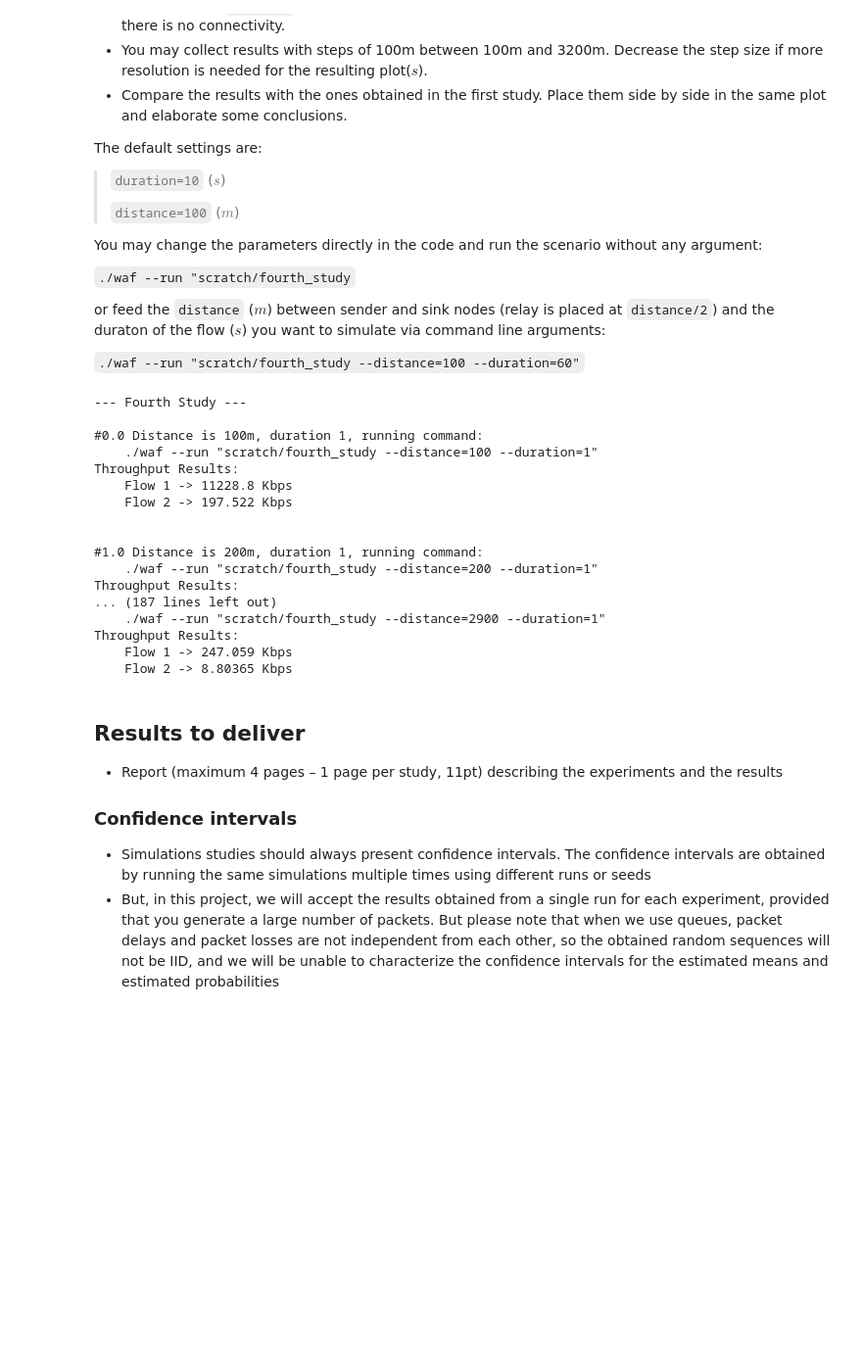
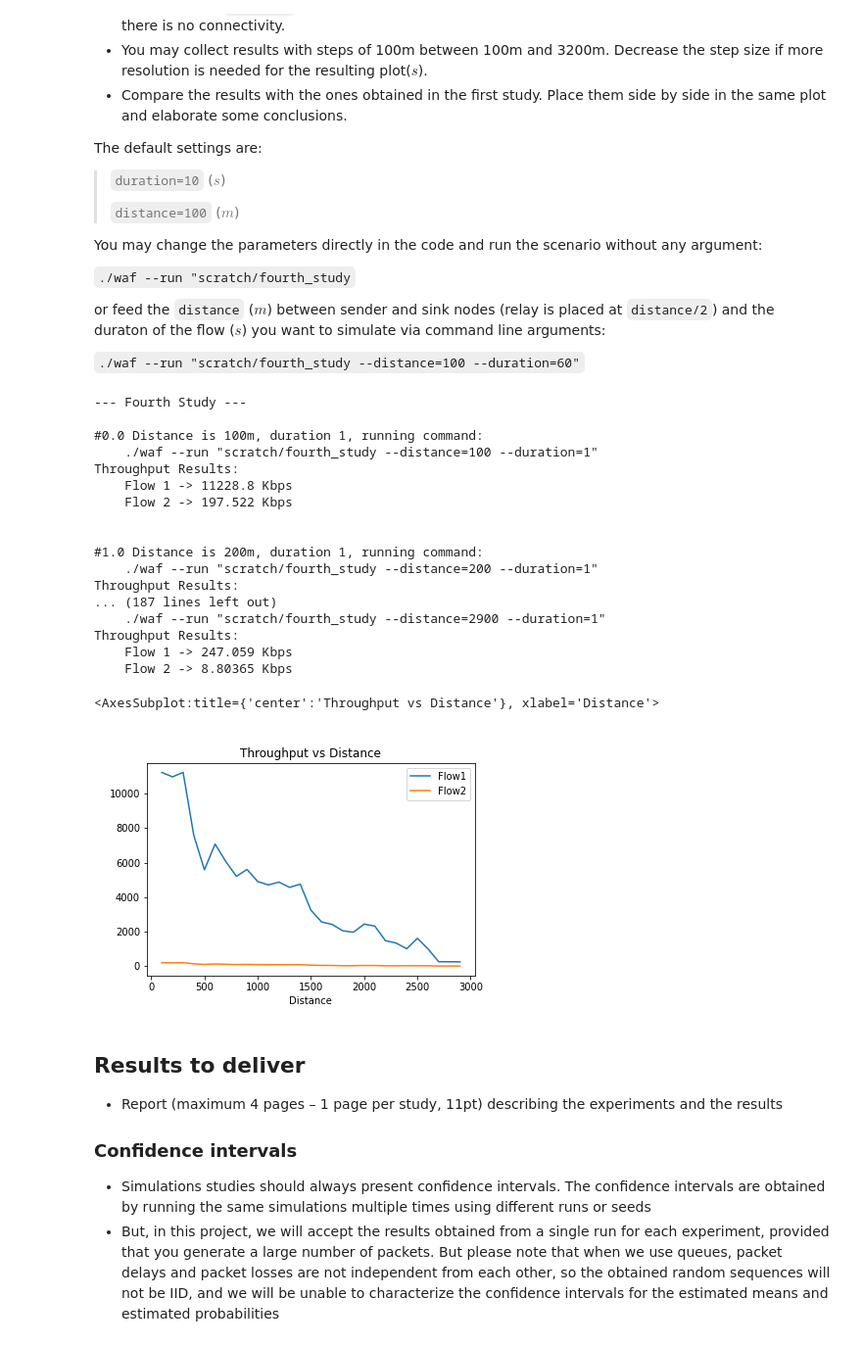
Before and after one commit to martinhofigueiredo/COMO, a Jupyter notebook: Lab4/Lab4.ipynb, the cells around one changed output. Shown: that part at 98% size. Cells and saved outputs as stored; diff of their text form; code cells hidden in the pictures; blank space fills up the shorter version.

```diff
--- a/Lab4/Lab4.ipynb
+++ b/Lab4/Lab4.ipynb
@@ -290,15 +289,15 @@ udpdr = start
 regex = r"       Throughput: (\d+\.\d+) Kbps"
 rx = re.compile(regex)
 #df = pd.DataFrame(columns=['Flow1','Flow2','Distance'],dtype= np.float64)
-for udpr in range(start,stop+step,step):
+for udpdr in range(start,stop+step,step):
     i = int (udpdr- start)/step
-    print(f' # {i} -_Duration is {duration}m, UDP Data Rates {udpdr}Mbps, running command:\n    ./waf --run "scratch/third_study --duration={duration} --udp_data_rate={udpdr}Mbps"')
+    print(f' # {int(i)} -_Duration is {duration}m, UDP Data Rates {udpdr}Mbps, running command:\n    ./waf --run "scratch/third_study --duration={duration} --udp_data_rate={udpdr}Mbps"')
     process = subprocess.run([f'./waf --run "scratch/third_study --duration={duration} --udp_data_rate={udpdr}Mbps"'], shell=True, check=True, stdout=subprocess.PIPE, universal_newlines=True)
     output = rx.findall(process.stdout)
     print(process.stdout)
     print(output)
     #df.loc[i] = output+[distance]
-    #print(f'Throughput Results:\n    Flow 1 -> {output[0]} Kbps\n    Flow 2 -> {output[1]} Kbps\n\n')
+    print(f'Throughput Results:\n    Flow 1 -> {output[0]} Kbps\n    Flow 2 -> {output[1]} Kbps\n\n')
 # %% [output]
 --- Third Study ---
 
@@ -357,6 +356,7 @@ import re
 import pandas as pd
 import numpy as np
 import plotly.express as px
+%matplotlib widget
 # Defining variables to use for the study
 default = True
 
@@ -377,38 +377,39 @@ else:
 distance = start
 
 cmd = f'./waf --run "scratch/fourth_study --distance={distance} --duration={duration}"'
 regex = r"       Throughput: (\d+\.\d+) Kbps"
 rx = re.compile(regex)
 df = pd.DataFrame(columns=['Flow1','Flow2','Distance'],dtype= np.float64)
 for distance in range(start,stop,step):
     i = int (distance - start)/step
-    print(f'#{i} Distance is {distance}m, duration {duration}, running command:\n    ./waf --run "scratch/fourth_study --distance={distance} --duration={duration}"' )
+    print(f'#{int (i)} Distance is {distance}m, duration {duration}, running command:\n    ./waf --run "scratch/fourth_study --distance={distance} --duration={duration}"' )
     process = subprocess.run([f'./waf --run "scratch/fourth_study --distance={distance} --duration={duration}"'], shell=True, check=True, stdout=subprocess.PIPE, universal_newlines=True)
     output = rx.findall(process.stdout)
     df.loc[i] = output+[distance]
-    print(f'Throughput Results:\n    Flow 1 -> {output[0]} Kbps\n    Flow 2 -> {output[1]} Kbps\n\n')
+    print(f'Throughput Results:   Flow 1 -> {output[0]} Kbps    Flow 2 -> {output[1]} Kbps\n\n')
 
-fig = px.line(df, x="Distance", y=["Flow1","Flow2"], title='Throughput vs Distance')
-fig.update_yaxes(type='linear')
-fig.show()
+df[:] = df[:].astype(float)
+df.plot(x='Distance', kind='line', y=["Flow1","Flow2"], title='Throughput vs Distance')
 # %% [output]
 --- Fourth Study ---
 
 #0.0 Distance is 100m, duration 1, running command:
     ./waf --run "scratch/fourth_study --distance=100 --duration=1"
 Throughput Results:
     Flow 1 -> 11228.8 Kbps
     Flow 2 -> 197.522 Kbps
 
 
 #1.0 Distance is 200m, duration 1, running command:
     ./waf --run "scratch/fourth_study --distance=200 --duration=1"
 Throughput Results:
 ... (187 lines left out)
     ./waf --run "scratch/fourth_study --distance=2900 --duration=1"
 Throughput Results:
     Flow 1 -> 247.059 Kbps
     Flow 2 -> 8.80365 Kbps
+<AxesSubplot:title={'center':'Throughput vs Distance'}, xlabel='Distance'>
+[figure, added]
 # %% [markdown]
 ## Results to deliver
 - Report (maximum 4 pages – 1 page per study, 11pt) describing the experiments and the results
```
Also changed, not shown: parts of 3 cells of this notebook.
